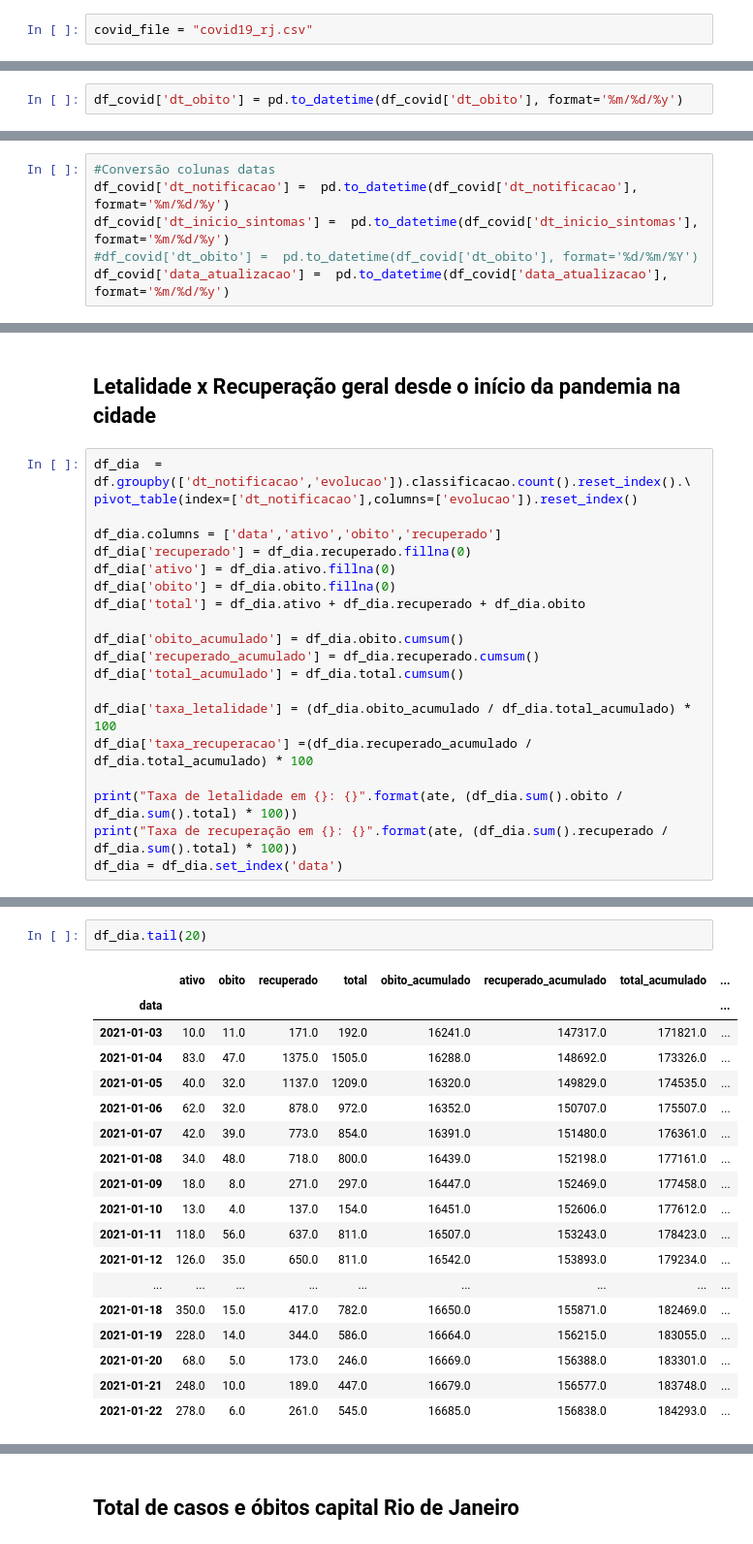
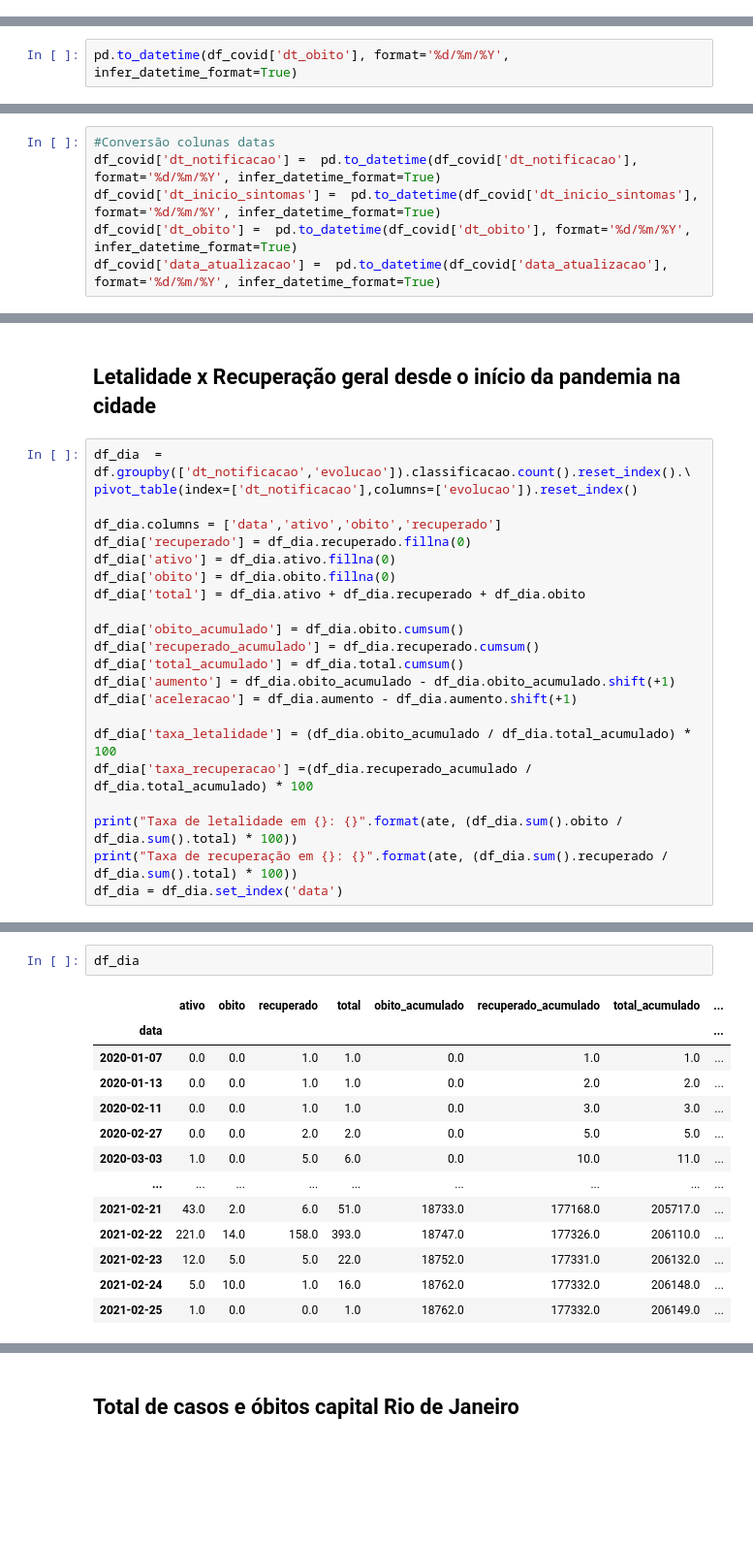
Before and after one commit to doricardo-zz/covid19-rio-de-janeiro, a Jupyter notebook: covid19-prefeitura-rio-de-janeiro.ipynb, the cells around one changed output, grey strips where cells are left out. Shown at 97% size. Cells and saved outputs as stored; diff of their text form; blank space fills up the shorter version.

```diff
--- a/covid19-prefeitura-rio-de-janeiro.ipynb
+++ b/covid19-prefeitura-rio-de-janeiro.ipynb
@@ -80,7 +94,5 @@ covid_file = os.path.join("covid19_rj.csv")
 urllib.request.urlretrieve(remote_file_name, covid_file)
 # %% [output]
 ('covid19_rj.csv', <http.client.HTTPMessage at 0x...>)
-# %%
-covid_file = "covid19_rj.csv"
 # %%
 df_covid = pd.read_csv(covid_file,sep=';',encoding=predict_encoding(covid_file))
@@ -161,2 +144,2 @@ df_covid.sort_values(['data_atualizacao'], ascending=False)
 # %%
-df_covid['dt_obito'] = pd.to_datetime(df_covid['dt_obito'], format='%m/%d/%y')
+pd.to_datetime(df_covid['dt_obito'], format='%d/%m/%Y', infer_datetime_format=True)
@@ -163,9 +159,9 @@ df_covid['dt_obito'] = pd.to_datetime(df_covid['dt_obito'], format='%m/%d/%y')
 # %%
 #Conversão colunas datas
-df_covid['dt_notificacao'] =  pd.to_datetime(df_covid['dt_notificacao'], format='%m/%d/%y')
-df_covid['dt_inicio_sintomas'] =  pd.to_datetime(df_covid['dt_inicio_sintomas'], format='%m/%d/%y')
-#df_covid['dt_obito'] =  pd.to_datetime(df_covid['dt_obito'], format='%d/%m/%Y')
-df_covid['data_atualizacao'] =  pd.to_datetime(df_covid['data_atualizacao'], format='%m/%d/%y')
+df_covid['dt_notificacao'] =  pd.to_datetime(df_covid['dt_notificacao'], format='%d/%m/%Y', infer_datetime_format=True)
+df_covid['dt_inicio_sintomas'] =  pd.to_datetime(df_covid['dt_inicio_sintomas'], format='%d/%m/%Y', infer_datetime_format=True)
+df_covid['dt_obito'] =  pd.to_datetime(df_covid['dt_obito'], format='%d/%m/%Y', infer_datetime_format=True)
+df_covid['data_atualizacao'] =  pd.to_datetime(df_covid['data_atualizacao'], format='%d/%m/%Y', infer_datetime_format=True)
 # %%
 #dataset população e covid19
 display(df_populacao.tail(), df_covid.head())
@@ -509,6 +496,8 @@ df_dia['total'] = df_dia.ativo + df_dia.recuperado + df_dia.obito
 df_dia['obito_acumulado'] = df_dia.obito.cumsum()
 df_dia['recuperado_acumulado'] = df_dia.recuperado.cumsum()
 df_dia['total_acumulado'] = df_dia.total.cumsum()
+df_dia['aumento'] = df_dia.obito_acumulado - df_dia.obito_acumulado.shift(+1)
+df_dia['aceleracao'] = df_dia.aumento - df_dia.aumento.shift(+1)
 
 df_dia['taxa_letalidade'] = (df_dia.obito_acumulado / df_dia.total_acumulado) * 100
 df_dia['taxa_recuperacao'] =(df_dia.recuperado_acumulado / df_dia.total_acumulado) * 100
@@ -522,21 +511,16 @@ Taxa de recuperação em 01/23/21: 85.10252695436073
 # %%
-df_dia.tail(20)
+df_dia
 # %% [output]
 |  | ativo | obito | recuperado | total | obito_acumulado | recuperado_acumulado | total_acumulado | ... |
 | data |  |  |  |  |  |  |  | ... |
-| 2021-01-03 | 10.0 | 11.0 | 171.0 | 192.0 | 16241.0 | 147317.0 | 171821.0 | ... |
-| 2021-01-04 | 83.0 | 47.0 | 1375.0 | 1505.0 | 16288.0 | 148692.0 | 173326.0 | ... |
-| 2021-01-05 | 40.0 | 32.0 | 1137.0 | 1209.0 | 16320.0 | 149829.0 | 174535.0 | ... |
-| 2021-01-06 | 62.0 | 32.0 | 878.0 | 972.0 | 16352.0 | 150707.0 | 175507.0 | ... |
-| 2021-01-07 | 42.0 | 39.0 | 773.0 | 854.0 | 16391.0 | 151480.0 | 176361.0 | ... |
-| 2021-01-08 | 34.0 | 48.0 | 718.0 | 800.0 | 16439.0 | 152198.0 | 177161.0 | ... |
-| 2021-01-09 | 18.0 | 8.0 | 271.0 | 297.0 | 16447.0 | 152469.0 | 177458.0 | ... |
-| 2021-01-10 | 13.0 | 4.0 | 137.0 | 154.0 | 16451.0 | 152606.0 | 177612.0 | ... |
-| 2021-01-11 | 118.0 | 56.0 | 637.0 | 811.0 | 16507.0 | 153243.0 | 178423.0 | ... |
-| 2021-01-12 | 126.0 | 35.0 | 650.0 | 811.0 | 16542.0 | 153893.0 | 179234.0 | ... |
+| 2020-01-07 | 0.0 | 0.0 | 1.0 | 1.0 | 0.0 | 1.0 | 1.0 | ... |
+| 2020-01-13 | 0.0 | 0.0 | 1.0 | 1.0 | 0.0 | 2.0 | 2.0 | ... |
+| 2020-02-11 | 0.0 | 0.0 | 1.0 | 1.0 | 0.0 | 3.0 | 3.0 | ... |
+| 2020-02-27 | 0.0 | 0.0 | 2.0 | 2.0 | 0.0 | 5.0 | 5.0 | ... |
+| 2020-03-03 | 1.0 | 0.0 | 5.0 | 6.0 | 0.0 | 10.0 | 11.0 | ... |
 | ... | ... | ... | ... | ... | ... | ... | ... | ... |
-| 2021-01-18 | 350.0 | 15.0 | 417.0 | 782.0 | 16650.0 | 155871.0 | 182469.0 | ... |
-| 2021-01-19 | 228.0 | 14.0 | 344.0 | 586.0 | 16664.0 | 156215.0 | 183055.0 | ... |
-| 2021-01-20 | 68.0 | 5.0 | 173.0 | 246.0 | 16669.0 | 156388.0 | 183301.0 | ... |
-| 2021-01-21 | 248.0 | 10.0 | 189.0 | 447.0 | 16679.0 | 156577.0 | 183748.0 | ... |
-| 2021-01-22 | 278.0 | 6.0 | 261.0 | 545.0 | 16685.0 | 156838.0 | 184293.0 | ... |
+| 2021-02-21 | 43.0 | 2.0 | 6.0 | 51.0 | 18733.0 | 177168.0 | 205717.0 | ... |
+| 2021-02-22 | 221.0 | 14.0 | 158.0 | 393.0 | 18747.0 | 177326.0 | 206110.0 | ... |
+| 2021-02-23 | 12.0 | 5.0 | 5.0 | 22.0 | 18752.0 | 177331.0 | 206132.0 | ... |
+| 2021-02-24 | 5.0 | 10.0 | 1.0 | 16.0 | 18762.0 | 177332.0 | 206148.0 | ... |
+| 2021-02-25 | 1.0 | 0.0 | 0.0 | 1.0 | 18762.0 | 177332.0 | 206149.0 | ... |
```
Also changed, not shown: parts of 36 cells of this notebook.
